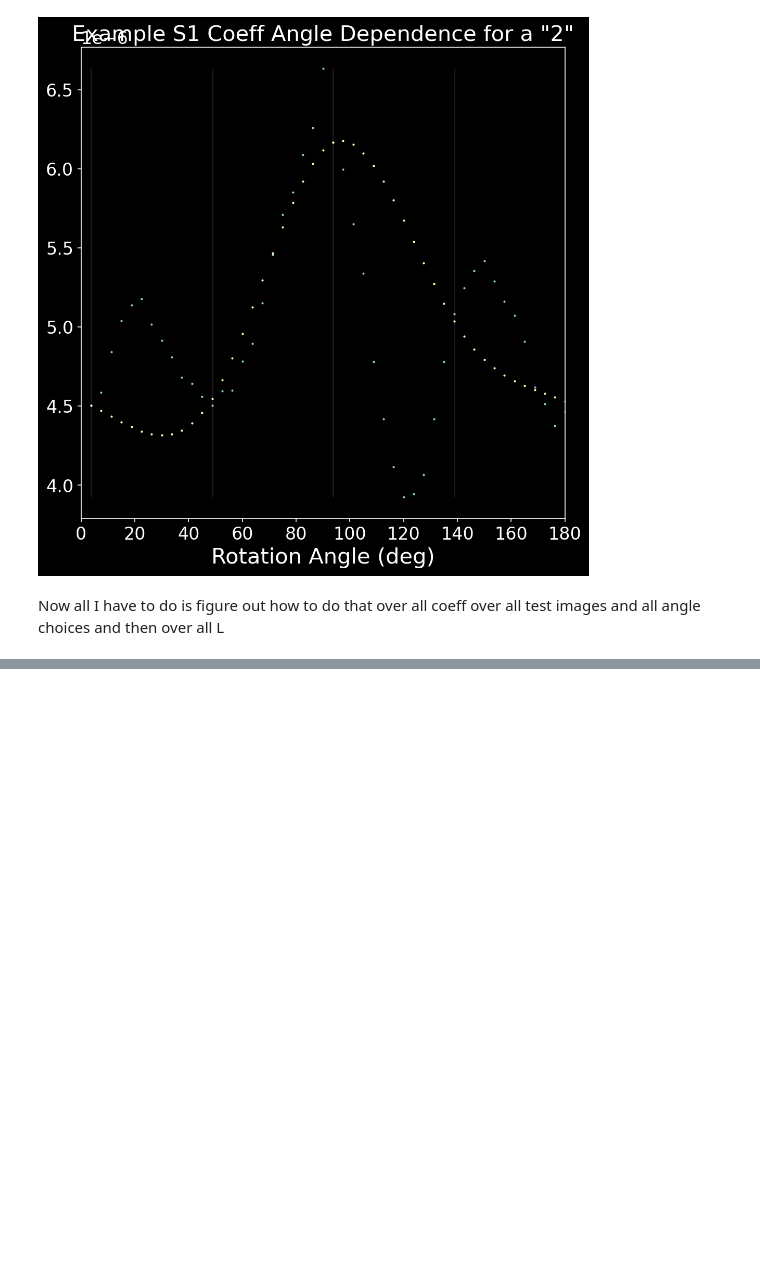
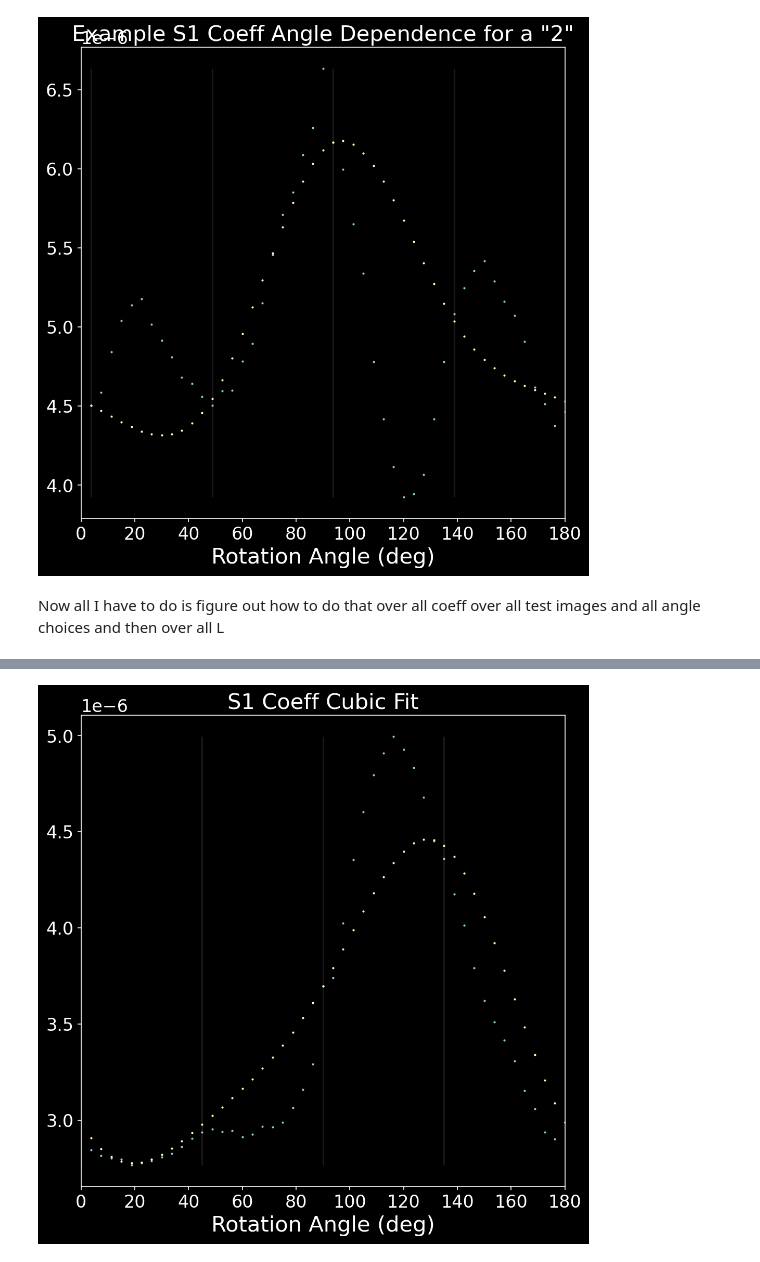
Before and after one commit to andrew-saydjari/DHC, a Jupyter notebook: Daily/2021_03_10.ipynb, the cells around one changed output, grey strips where cells are left out. Drawn from its saved outputs; the diff is of its cells as text; code cells hidden in the pictures; blank space fills up the shorter version.

```diff
--- a/Daily/2021_03_10.ipynb
+++ b/Daily/2021_03_10.ipynb
@@ -906,0 +966,19 @@ f = interpolate.CubicSpline(x_interp,y_interp,axis=0,bc_type='periodic')
+# %%
+fig = plt.figure(figsize=(8,8),dpi=150)
+ax = fig.add_subplot(111)
+plt.scatter(x_for_compare,real_y[:,2+5*4+1],s=1)
+plt.scatter(x_for_compare,ext_y[:,2+5*4+1],s=1)
+
+min_y = real_y[:,2+5*4+1].min()
+max_y = real_y[:,2+5*4+1].max()
+
+for i in np.remainder(x_interp,180):
+    plt.vlines(i,min_y,max_y,'w',alpha=0.1)
+
+plt.title('S1 Coeff Cubic Fit')
+plt.xlabel('Rotation Angle (deg)')
+plt.xlim([0,180])
+
+plt.show()
+# %% [output]
+[figure, added]
```
Also changed, not shown: parts of 21 cells of this notebook, 5 other files.
